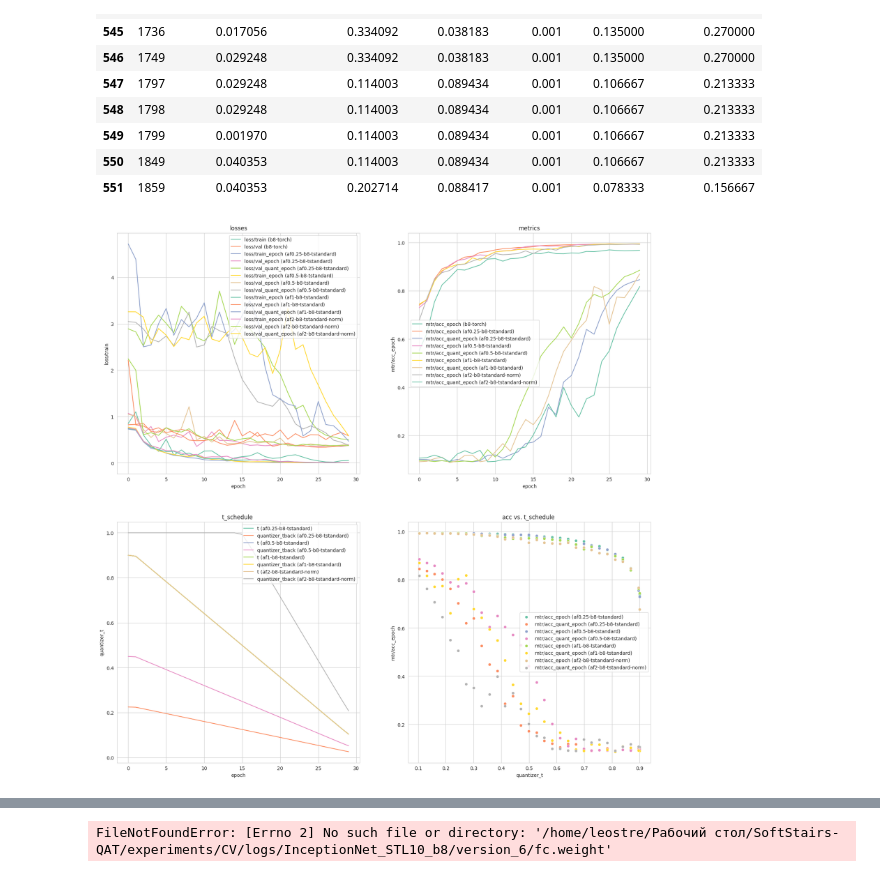
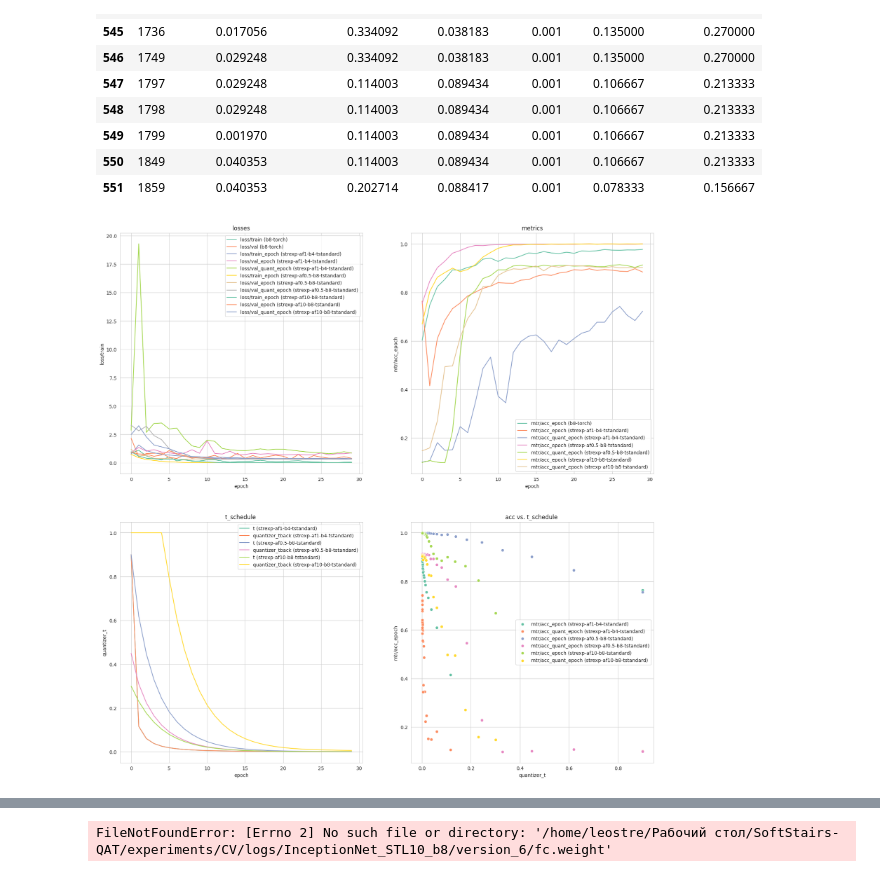
Before and after one commit to data-satanism/SoftStairs-QAT, a Jupyter notebook: experiments/CV/inception_stl10.ipynb, the cells around one changed output, grey strips where cells are left out. Saved outputs shown, nothing was run; the diff lists cells and outputs as text; code cells hidden in the pictures.

```diff
--- a/experiments/CV/inception_stl10.ipynb
+++ b/experiments/CV/inception_stl10.ipynb
@@ -659,37 +756,46 @@ def plot_dynamics(name, scale='step', metric='acc', axes=None, suffix='', agg_fu
         sns.lineplot(dynamics, x=scale, y=tback, ax=ax, label=tback + suffix)
     ax.set_title(f't_schedule ')
 
 
     # metric vs. t_schedule
 
     ax = axes[1][1]
     for c in [c for c in dynamics.columns if not metric and c.startswith('mtr/') or isinstance(metric, str) and metric in c]:
         sns.scatterplot(dynamics, x='quantizer_t', y=c, ax=ax, label=c + suffix)
         if not metric:
             break
     # sns.scatterplot(dynamics, x='quantizer_t', y=f'train_{metric}', ax=ax)
     ax.set_title(f'{metric} vs. t_schedule ')
     return axes
 
 
 # plot_dynamics('InceptionNet_STL10_b4', 'epoch')
 def plot_comparison(*exps, scale, metric, suffixes=None, agg_func='mean'):
     if suffixes is None:
         suffixes = [f" ({'-'.join(exp.split('_')[2:])})" for exp in exps]
     axes = plot_dynamics(exps[0], scale, metric, agg_func=agg_func, suffix=suffixes[0])
     for exp, suffix in zip(exps[1:], suffixes[1:]):
         axes = plot_dynamics(exp, scale, metric, axes, suffix, agg_func=agg_func)
 
 plot_comparison(
     'InceptionNet_STL10_b8_torch',
-    'InceptionNet_STL10_af0.25_b8_tstandard',
+    # 'InceptionNet_STL10_b4_torch',
+    # 'InceptionNet_STL10_af0.25_b8_tstandard',
     # "InceptionNet_STL10_af1.0_b8_tstandard_nolog",
-    'InceptionNet_STL10_af0.5_b8_tstandard',
-    'InceptionNet_STL10_af1_b8_tstandard',
+    # 'InceptionNet_STL10_af0.5_b8_tstandard',
+    # 'InceptionNet_STL10_af1_b8_tstandard',
+    'InceptionNet_STL10_strexp_af1_b4_tstandard',
+    'InceptionNet_STL10_strexp_af0.5_b8_tstandard',
+    'InceptionNet_STL10_strexp_af10_b8_tstandard',
+    # 'InceptionNet_STL10_strexp_af1_b8_tstandard_log',
+    # 'InceptionNet_STL10_strexp_af1_b8_tstandard',
+    # 'InceptionNet_STL10_strcyclic_af1_b8_tstandard_majNone_norm',
+    # 'InceptionNet_STL10_strcyclic_af1_b8_tstandard_majNone',
+    # 'InceptionNet_STL10_strcyclic_af1_b8_tstandard_maj0.05',
     # 'InceptionNet_STL10_af1.5_b8_tstandard',
     # 'InceptionNet_STL10_af2_b8_tstandard',
-    'InceptionNet_STL10_af2_b8_tstandard_norm',
-    scale='epoch', metric='acc', agg_func='mean')
+    # 'InceptionNet_STL10_af2_b8_tstandard_norm',
+    scale='epoch', metric='acc', agg_func='last')
 # %% [output]
-[figure, old version]
+[figure, new version]
 # %%
```
Also changed, not shown: parts of 14 cells of this notebook, 1 other file.
